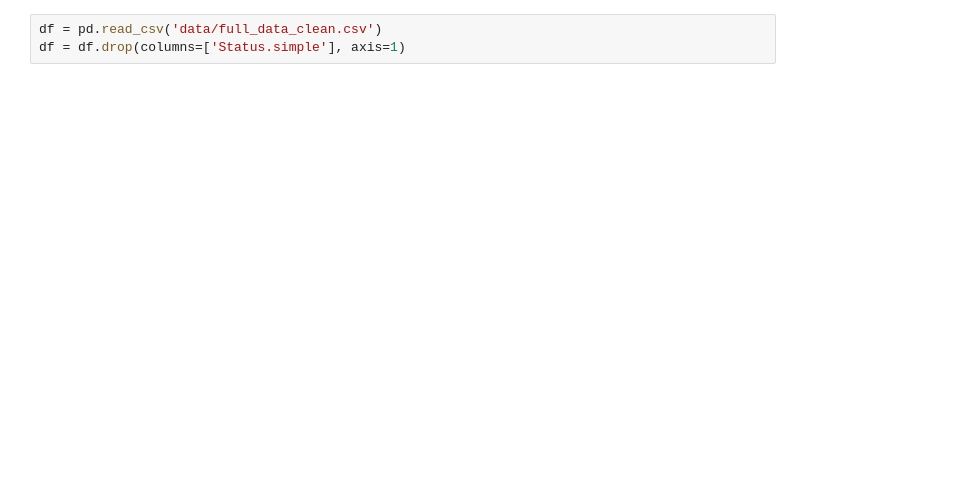
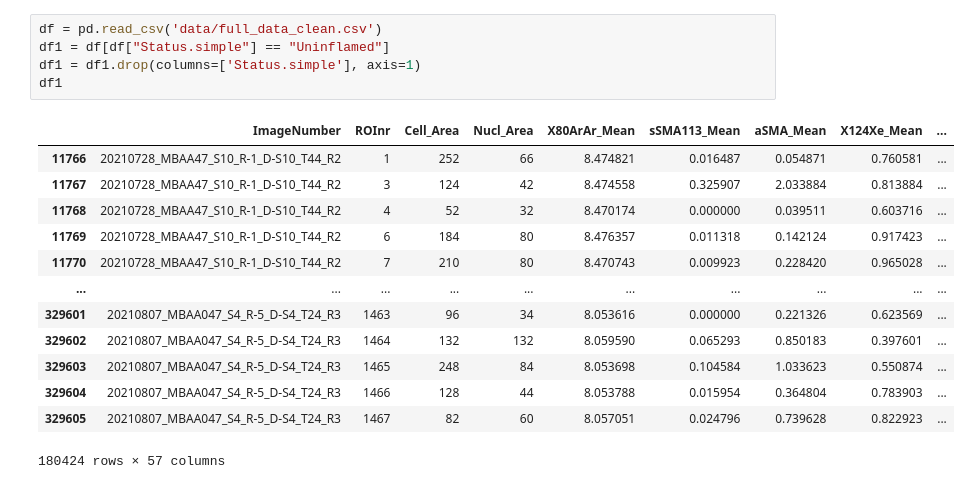
Before and after one commit to JanSuper/MasterProject1-1, a Jupyter notebook: Project Update.ipynb, the cells around one changed output. Saved outputs shown, nothing was run; the diff lists cells and outputs as text; blank space fills up the shorter version.

```diff
--- a/Project Update.ipynb
+++ b/Project Update.ipynb
@@ -29,4 +14,20 @@ plt.rcParams['figure.figsize'] = (10, 6)
 # %%
 df = pd.read_csv('data/full_data_clean.csv')
-df = df.drop(columns=['Status.simple'], axis=1)
+df1 = df[df["Status.simple"] == "Uninflamed"]
+df1 = df1.drop(columns=['Status.simple'], axis=1)
+df1
+# %% [output]
+|  | ImageNumber | ROInr | Cell_Area | Nucl_Area | X80ArAr_Mean | sSMA113_Mean | aSMA_Mean | X124Xe_Mean | ... |
+| 11766 | 20210728_MBAA47_S10_R-1_D-S10_T44_R2 | 1 | 252 | 66 | 8.474821 | 0.016487 | 0.054871 | 0.760581 | ... |
+| 11767 | 20210728_MBAA47_S10_R-1_D-S10_T44_R2 | 3 | 124 | 42 | 8.474558 | 0.325907 | 2.033884 | 0.813884 | ... |
+| 11768 | 20210728_MBAA47_S10_R-1_D-S10_T44_R2 | 4 | 52 | 32 | 8.470174 | 0.000000 | 0.039511 | 0.603716 | ... |
+| 11769 | 20210728_MBAA47_S10_R-1_D-S10_T44_R2 | 6 | 184 | 80 | 8.476357 | 0.011318 | 0.142124 | 0.917423 | ... |
+| 11770 | 20210728_MBAA47_S10_R-1_D-S10_T44_R2 | 7 | 210 | 80 | 8.470743 | 0.009923 | 0.228420 | 0.965028 | ... |
+| ... | ... | ... | ... | ... | ... | ... | ... | ... | ... |
+| 329601 | 20210807_MBAA047_S4_R-5_D-S4_T24_R3 | 1463 | 96 | 34 | 8.053616 | 0.000000 | 0.221326 | 0.623569 | ... |
+| 329602 | 20210807_MBAA047_S4_R-5_D-S4_T24_R3 | 1464 | 132 | 132 | 8.059590 | 0.065293 | 0.850183 | 0.397601 | ... |
+| 329603 | 20210807_MBAA047_S4_R-5_D-S4_T24_R3 | 1465 | 248 | 84 | 8.053698 | 0.104584 | 1.033623 | 0.550874 | ... |
+| 329604 | 20210807_MBAA047_S4_R-5_D-S4_T24_R3 | 1466 | 128 | 44 | 8.053788 | 0.015954 | 0.364804 | 0.783903 | ... |
+| 329605 | 20210807_MBAA047_S4_R-5_D-S4_T24_R3 | 1467 | 82 | 60 | 8.057051 | 0.024796 | 0.739628 | 0.822923 | ... |
+180424 rows × 57 columns
 # %%
```
Also changed, not shown: parts of 13 cells of this notebook, 2 other files.
